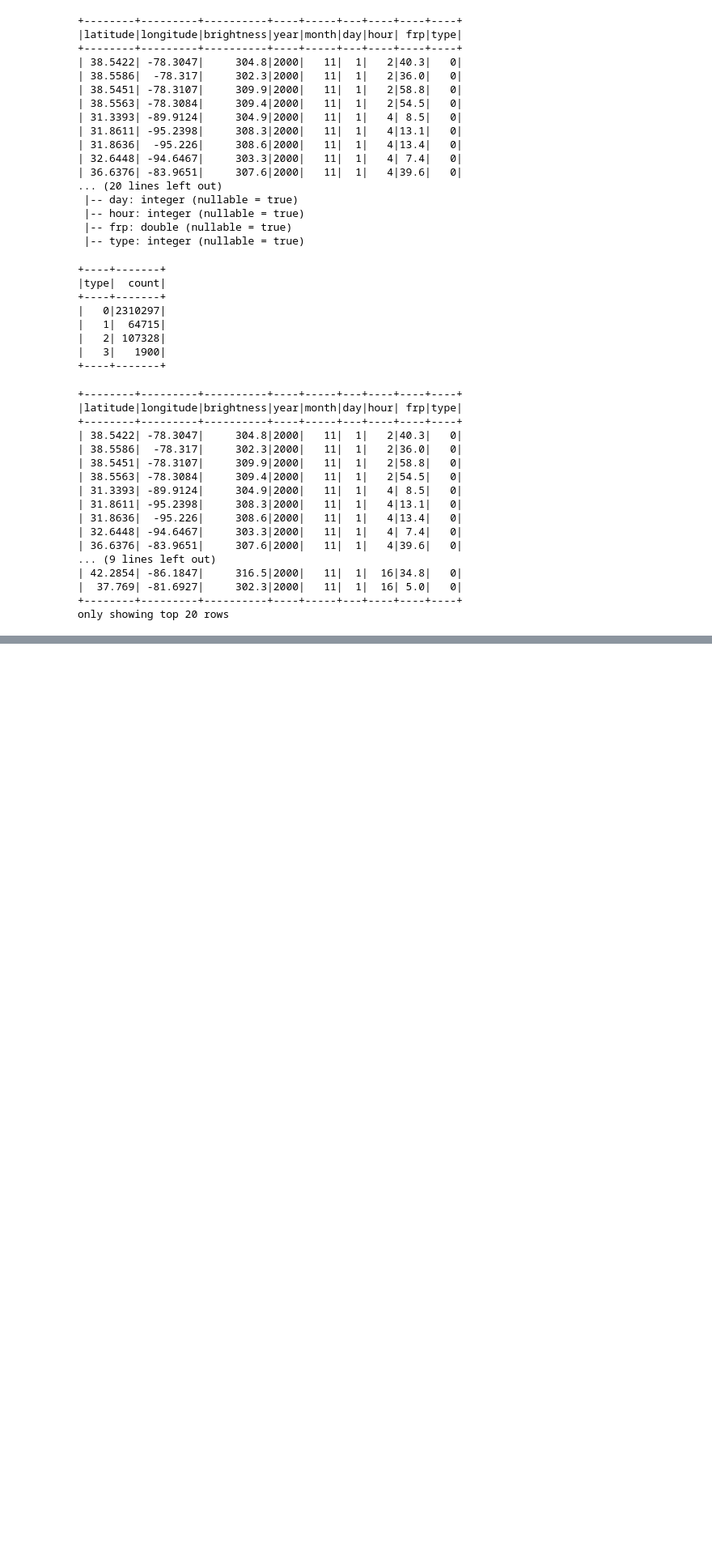
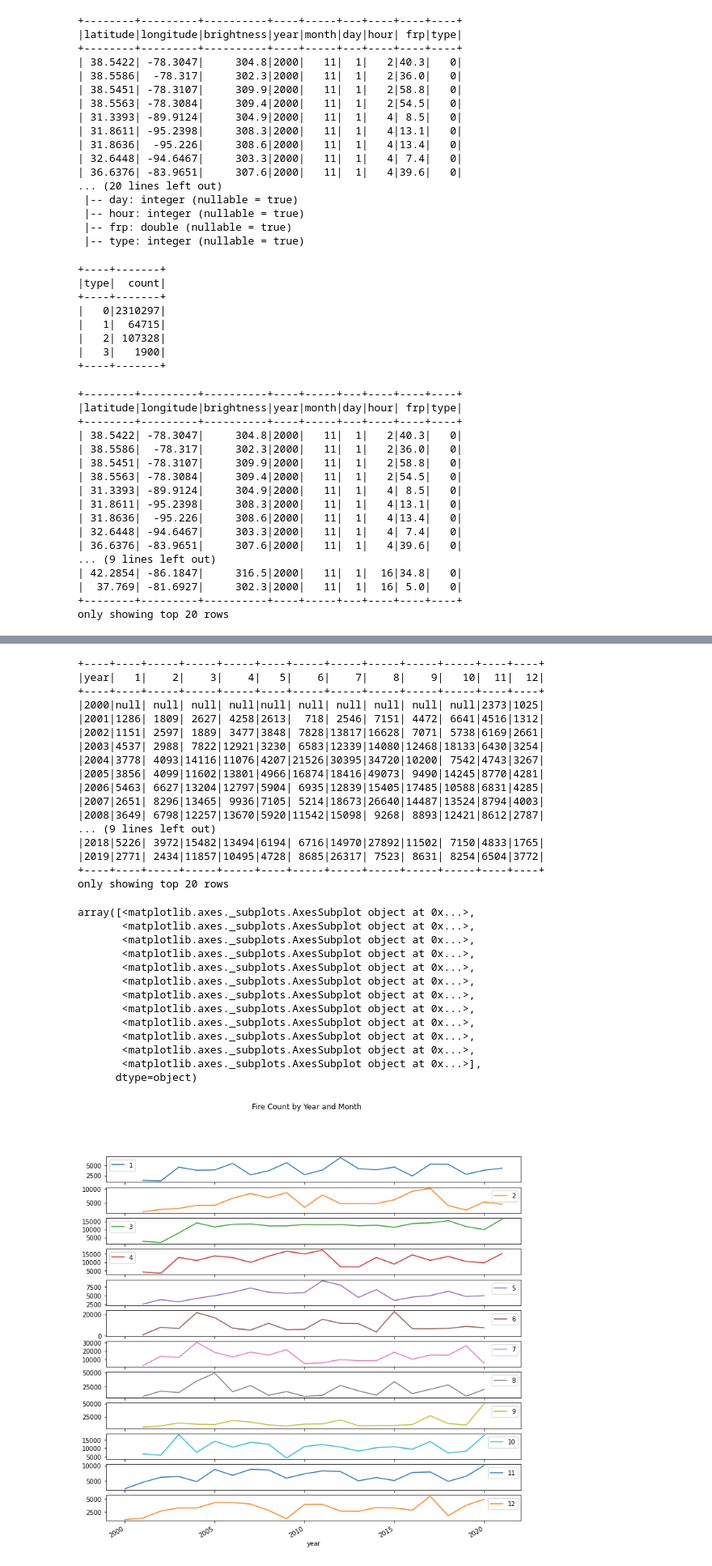
Before and after one commit to penfever/a-world-on-fire, a Jupyter notebook: bd_proj_subei.ipynb, the cells around one changed output, grey strips where cells are left out. Shown at 81% size. Saved outputs shown, nothing was run; the diff lists cells and outputs as text; code cells hidden in the pictures; blank space fills up the shorter version.

```diff
--- a/bd_proj_subei.ipynb
+++ b/bd_proj_subei.ipynb
@@ -253,0 +247,54 @@ only showing top 20 rows
+# %%
+# Fire frequency by month and year
+fireByMonthYear = fireData\
+    .groupBy("year")\
+    .pivot("month")\
+    .count()\
+    .orderBy("year")
+
+fireByMonthYear.show()
+
+# Visualization of fire frequency by year and month
+
+pdDF2 = fireByMonthYear.toPandas()
+pdDF2.set_index('year', inplace = True)
+pdDF2.head()
+pdDF2.plot(kind = 'line',
+           title = 'Fire Count by Year and Month',
+           figsize = (12, 12),
+           subplots = True)
+
+# Did not see a consistent pattern of the changes in fire frequency in month accorss the US
+# We will partition the data by locations to see if we can see a pattern
+# %% [output]
++----+----+-----+-----+-----+----+-----+-----+-----+-----+-----+----+----+
+|year|   1|    2|    3|    4|   5|    6|    7|    8|    9|   10|  11|  12|
++----+----+-----+-----+-----+----+-----+-----+-----+-----+-----+----+----+
+|2000|null| null| null| null|null| null| null| null| null| null|2373|1025|
+|2001|1286| 1809| 2627| 4258|2613|  718| 2546| 7151| 4472| 6641|4516|1312|
+|2002|1151| 2597| 1889| 3477|3848| 7828|13817|16628| 7071| 5738|6169|2661|
+|2003|4537| 2988| 7822|12921|3230| 6583|12339|14080|12468|18133|6430|3254|
+|2004|3778| 4093|14116|11076|4207|21526|30395|34720|10200| 7542|4743|3267|
+|2005|3856| 4099|11602|13801|4966|16874|18416|49073| 9490|14245|8770|4281|
+|2006|5463| 6627|13204|12797|5904| 6935|12839|15405|17485|10588|6831|4285|
+|2007|2651| 8296|13465| 9936|7105| 5214|18673|26640|14487|13524|8794|4003|
+|2008|3649| 6798|12257|13670|5920|11542|15098| 9268| 8893|12421|8612|2787|
+... (9 lines left out)
+|2018|5226| 3972|15482|13494|6194| 6716|14970|27892|11502| 7150|4833|1765|
+|2019|2771| 2434|11857|10495|4728| 8685|26317| 7523| 8631| 8254|6504|3772|
++----+----+-----+-----+-----+----+-----+-----+-----+-----+-----+----+----+
+only showing top 20 rows
+array([<matplotlib.axes._subplots.AxesSubplot object at 0x...>,
+       <matplotlib.axes._subplots.AxesSubplot object at 0x...>,
+       <matplotlib.axes._subplots.AxesSubplot object at 0x...>,
+       <matplotlib.axes._subplots.AxesSubplot object at 0x...>,
+       <matplotlib.axes._subplots.AxesSubplot object at 0x...>,
+       <matplotlib.axes._subplots.AxesSubplot object at 0x...>,
+       <matplotlib.axes._subplots.AxesSubplot object at 0x...>,
+       <matplotlib.axes._subplots.AxesSubplot object at 0x...>,
+       <matplotlib.axes._subplots.AxesSubplot object at 0x...>,
+       <matplotlib.axes._subplots.AxesSubplot object at 0x...>,
+       <matplotlib.axes._subplots.AxesSubplot object at 0x...>,
+       <matplotlib.axes._subplots.AxesSubplot object at 0x...>],
+      dtype=object)
+[figure, added]
```
Also changed, not shown: parts of 7 cells of this notebook.
